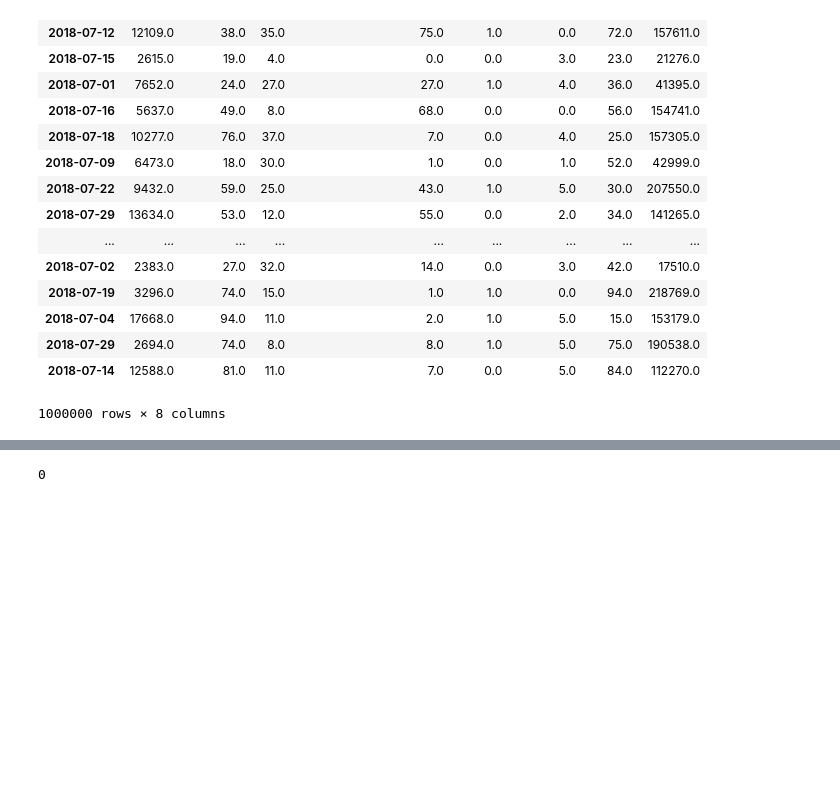
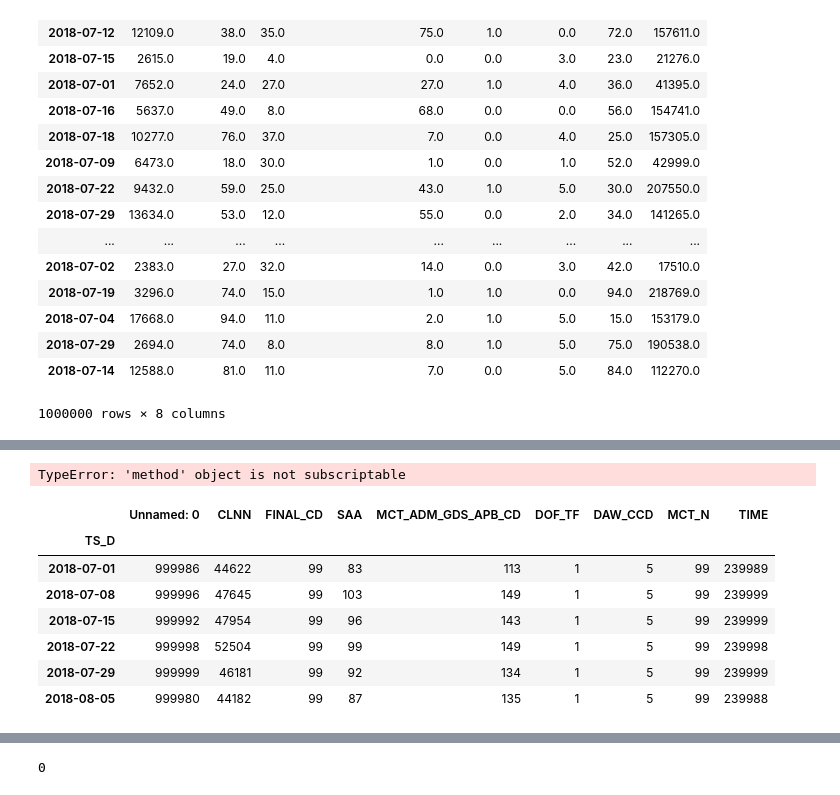
Before and after one commit to mchoimis/-, a Jupyter notebook: test-pandas.ipynb, the cells around one changed output, grey strips where cells are left out. Drawn from its saved outputs; the diff is of its cells as text; code cells hidden in the pictures; blank space fills up the shorter version.

```diff
--- a/test-pandas.ipynb
+++ b/test-pandas.ipynb
@@ -801 +857,16 @@ df.resample(rule='D').max()
+# %%
+gb02 = df.groupby['CLNN', 'MCT_ADM_GDS_APB_CD', 'FINAL_CD']
+# %% [output]
+TypeError: 'method' object is not subscriptable
+# %%
+df_t.resample(rule='W').max()  #? 무엇을 max 로 보았다는 뜻인지.... # 각 컬럼 내에서 그 시간 기준별로 max
+# %% [output]
+|  | Unnamed: 0 | CLNN | FINAL_CD | SAA | MCT_ADM_GDS_APB_CD | DOF_TF | DAW_CCD | MCT_N | TIME |
+| TS_D |  |  |  |  |  |  |  |  |  |
+| 2018-07-01 | 999986 | 44622 | 99 | 83 | 113 | 1 | 5 | 99 | 239989 |
+| 2018-07-08 | 999996 | 47645 | 99 | 103 | 149 | 1 | 5 | 99 | 239999 |
+| 2018-07-15 | 999992 | 47954 | 99 | 96 | 143 | 1 | 5 | 99 | 239999 |
+| 2018-07-22 | 999998 | 52504 | 99 | 99 | 149 | 1 | 5 | 99 | 239998 |
+| 2018-07-29 | 999999 | 46181 | 99 | 92 | 134 | 1 | 5 | 99 | 239999 |
+| 2018-08-05 | 999980 | 44182 | 99 | 87 | 135 | 1 | 5 | 99 | 239988 |
 # %%
```
Also changed, not shown: parts of 50 cells of this notebook, 6 other files.
